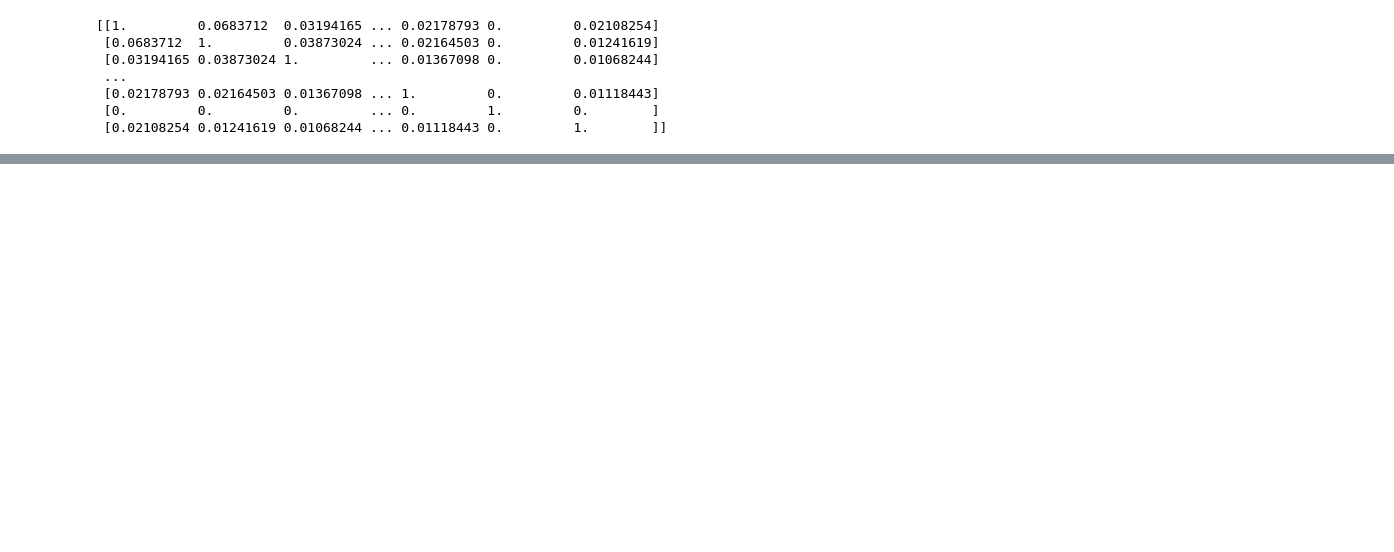
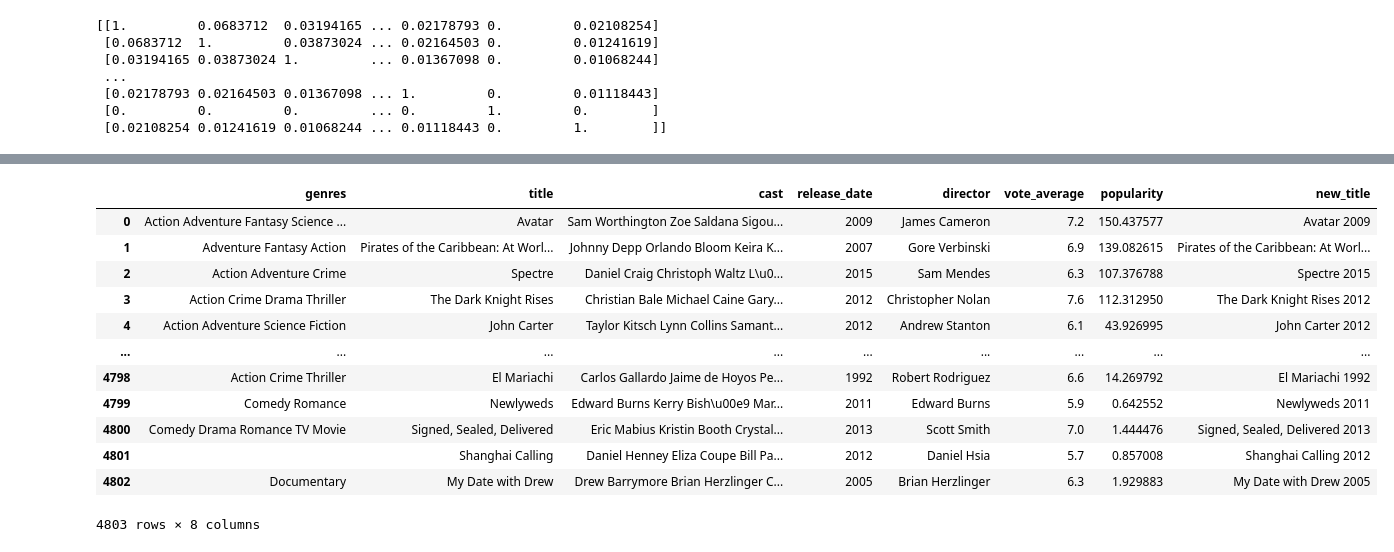
Before and after one commit to Aifedayo/Recommendation-System-Model, a Jupyter notebook: src/notebook/movie_recommendation_sys.ipynb, the cells around one changed output, grey strips where cells are left out. Saved outputs shown, nothing was run; the diff lists cells and outputs as text; code cells hidden in the pictures; blank space fills up the shorter version.

Commit message:
movie recommendation with genre

```diff
--- a/src/notebook/movie_recommendation_sys.ipynb
+++ b/src/notebook/movie_recommendation_sys.ipynb
@@ -235,0 +268,5 @@ Movies suggested for you:
+# %%
+# Create subset of the movies_df
+movies_subset_df = pd.concat([movies_df['genres'], movies_df['title'], movies_df['cast'], movies_df['release_date'], movies_df['director'],
+                             movies_df['vote_average'], movies_df['popularity']], axis=1)
+movies_subset_df
@@ -235,0 +304,7 @@ Movies suggested for you:
+# %%
+def clean_release_date(date):
+    # return the year
+    return str(date).split('-')[0]
+
+movies_subset_df['release_date'] = movies_subset_df['release_date'].apply(clean_release_date)
+movies_subset_df
@@ -235,0 +336,2 @@ Movies suggested for you:
+# %%
+movies_subset_df = movies_subset_df.fillna('')
@@ -235,0 +349,6 @@ Movies suggested for you:
+# %%
+def clean_crew(cast):
+    return ' '.join(str(cast).split(' ')[:11])
+
+
+movies_subset_df['cast'] = movies_subset_df['cast'].apply(clean_crew)
@@ -235,0 +371,17 @@ Movies suggested for you:
+# %%
+movies_subset_df['new_title'] = movies_subset_df['title'] + ' ' + movies_subset_df['release_date']
+movies_subset_df
+# %% [output]
+|  | genres | title | cast | release_date | director | vote_average | popularity | new_title |
+| 0 | Action Adventure Fantasy Science ... | Avatar | Sam Worthington Zoe Saldana Sigou... | 2009 | James Cameron | 7.2 | 150.437577 | Avatar 2009 |
+| 1 | Adventure Fantasy Action | Pirates of the Caribbean: At Worl... | Johnny Depp Orlando Bloom Keira K... | 2007 | Gore Verbinski | 6.9 | 139.082615 | Pirates of the Caribbean: At Worl... |
+| 2 | Action Adventure Crime | Spectre | Daniel Craig Christoph Waltz L\u0... | 2015 | Sam Mendes | 6.3 | 107.376788 | Spectre 2015 |
+| 3 | Action Crime Drama Thriller | The Dark Knight Rises | Christian Bale Michael Caine Gary... | 2012 | Christopher Nolan | 7.6 | 112.312950 | The Dark Knight Rises 2012 |
+| 4 | Action Adventure Science Fiction | John Carter | Taylor Kitsch Lynn Collins Samant... | 2012 | Andrew Stanton | 6.1 | 43.926995 | John Carter 2012 |
+| ... | ... | ... | ... | ... | ... | ... | ... | ... |
+| 4798 | Action Crime Thriller | El Mariachi | Carlos Gallardo Jaime de Hoyos Pe... | 1992 | Robert Rodriguez | 6.6 | 14.269792 | El Mariachi 1992 |
+| 4799 | Comedy Romance | Newlyweds | Edward Burns Kerry Bish\u00e9 Mar... | 2011 | Edward Burns | 5.9 | 0.642552 | Newlyweds 2011 |
+| 4800 | Comedy Drama Romance TV Movie | Signed, Sealed, Delivered | Eric Mabius Kristin Booth Crystal... | 2013 | Scott Smith | 7.0 | 1.444476 | Signed, Sealed, Delivered 2013 |
+| 4801 |  | Shanghai Calling | Daniel Henney Eliza Coupe Bill Pa... | 2012 | Daniel Hsia | 5.7 | 0.857008 | Shanghai Calling 2012 |
+| 4802 | Documentary | My Date with Drew | Drew Barrymore Brian Herzlinger C... | 2005 | Brian Herzlinger | 6.3 | 1.929883 | My Date with Drew 2005 |
+4803 rows × 8 columns
```
Also changed, not shown: parts of 30 cells of this notebook, 1 other file.
